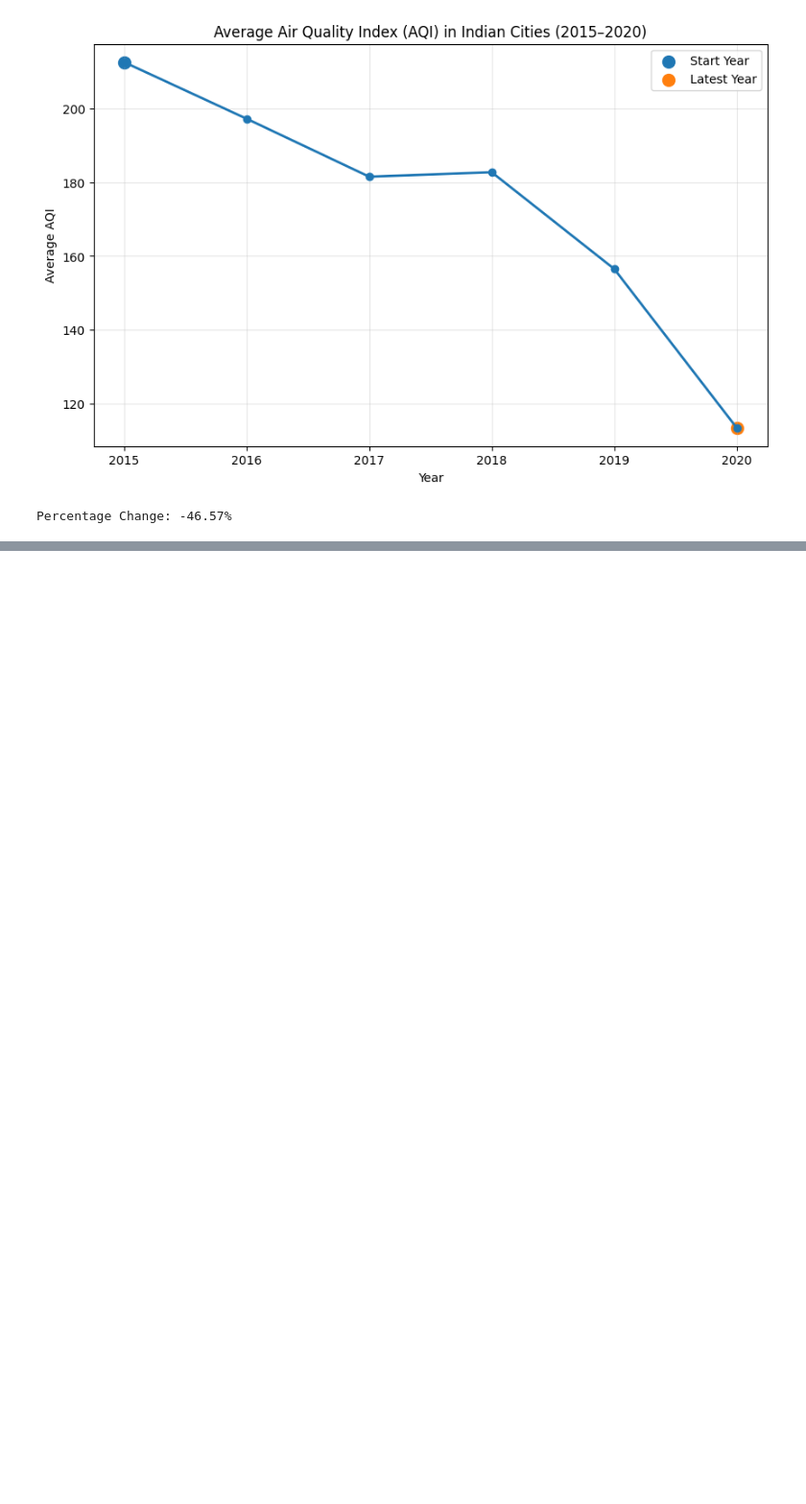
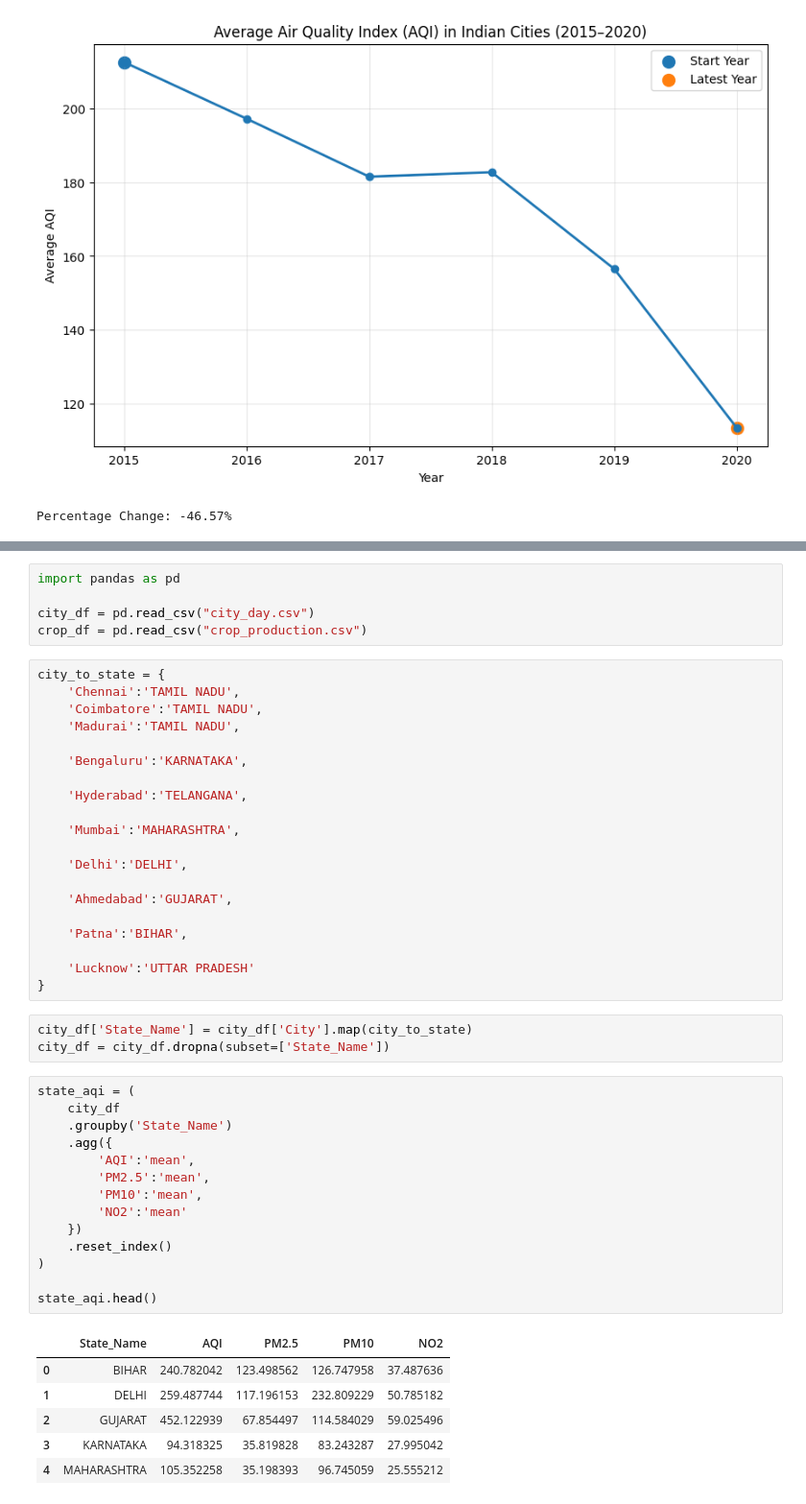
Before and after one commit to sharonmattheww/ML-lab-2547247, a Jupyter notebook: LAB-1/lab1.ipynb, the cells around one changed output, grey strips where cells are left out. Shown at 96% size. Cells and saved outputs as stored; diff of their text form; blank space fills up the shorter version.

```diff
--- a/LAB-1/lab1.ipynb
+++ b/LAB-1/lab1.ipynb
@@ -613,0 +695,49 @@ To understand whether air quality has improved or worsened, the Date column was
+# %%
+import pandas as pd
+
+city_df = pd.read_csv("city_day.csv")
+crop_df = pd.read_csv("crop_production.csv")
+# %%
+city_to_state = {
+    'Chennai':'TAMIL NADU',
+    'Coimbatore':'TAMIL NADU',
+    'Madurai':'TAMIL NADU',
+
+    'Bengaluru':'KARNATAKA',
+
+    'Hyderabad':'TELANGANA',
+
+    'Mumbai':'MAHARASHTRA',
+
+    'Delhi':'DELHI',
+
+    'Ahmedabad':'GUJARAT',
+
+    'Patna':'BIHAR',
+
+    'Lucknow':'UTTAR PRADESH'
+}
+# %%
+city_df['State_Name'] = city_df['City'].map(city_to_state)
+city_df = city_df.dropna(subset=['State_Name'])
+# %%
+state_aqi = (
+    city_df
+    .groupby('State_Name')
+    .agg({
+        'AQI':'mean',
+        'PM2.5':'mean',
+        'PM10':'mean',
+        'NO2':'mean'
+    })
+    .reset_index()
+)
+
+state_aqi.head()
+# %% [output]
+|  | State_Name | AQI | PM2.5 | PM10 | NO2 |
+| 0 | BIHAR | 240.782042 | 123.498562 | 126.747958 | 37.487636 |
+| 1 | DELHI | 259.487744 | 117.196153 | 232.809229 | 50.785182 |
+| 2 | GUJARAT | 452.122939 | 67.854497 | 114.584029 | 59.025496 |
+| 3 | KARNATAKA | 94.318325 | 35.819828 | 83.243287 | 27.995042 |
+| 4 | MAHARASHTRA | 105.352258 | 35.198393 | 96.745059 | 25.555212 |
```
Also changed, not shown: parts of 15 cells of this notebook, 12 other files.
